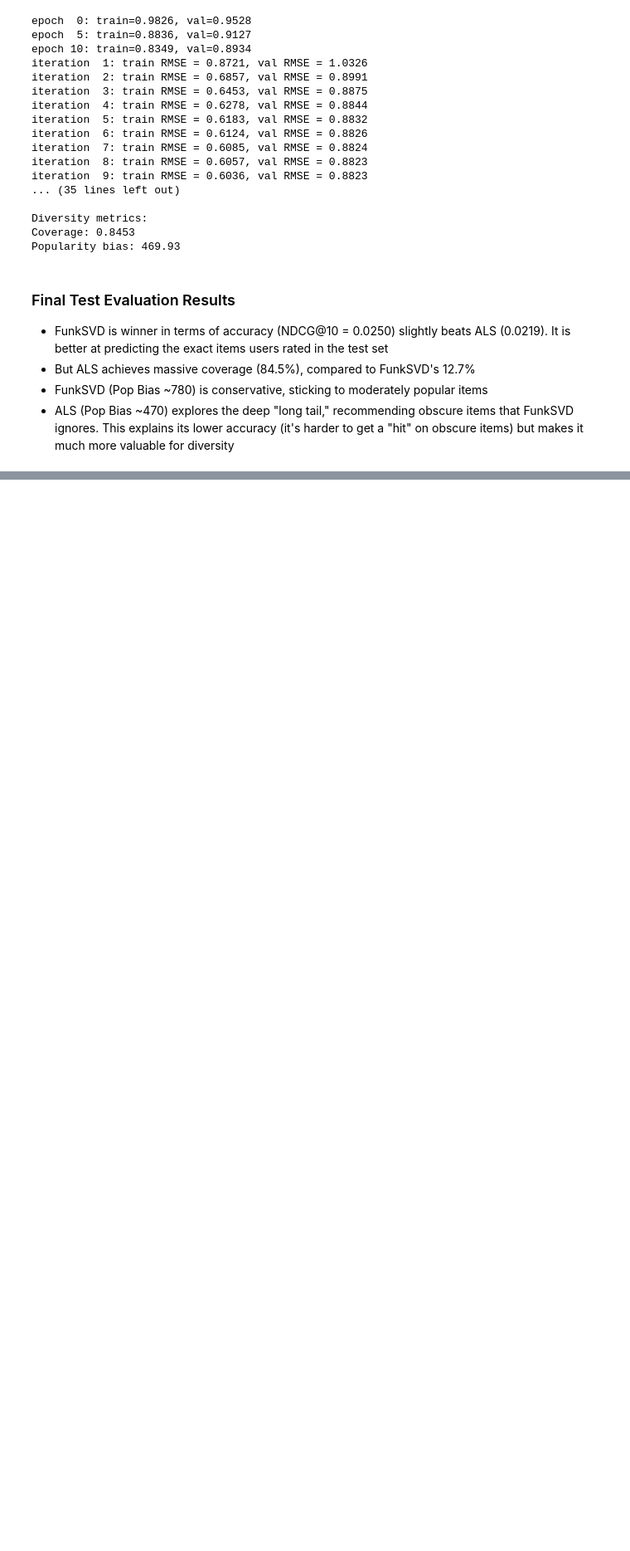
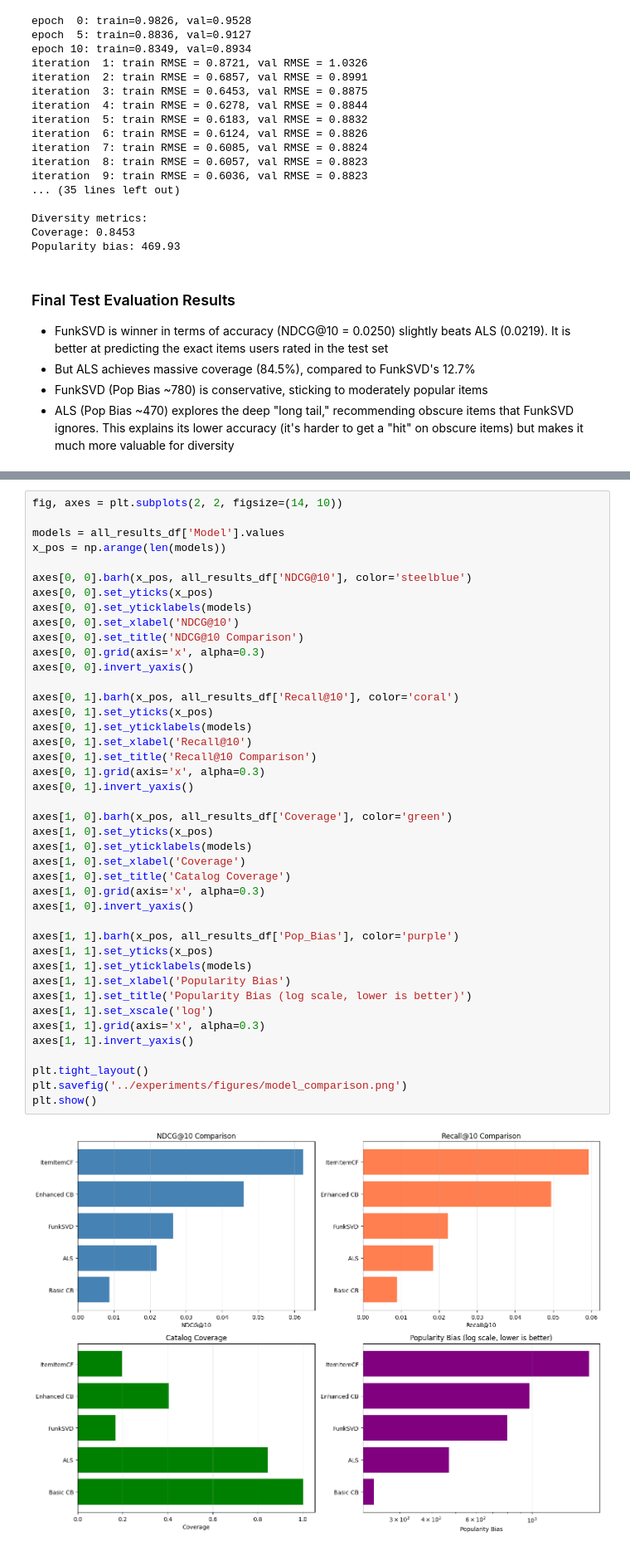
Before and after one commit to ladislve/recommender_systems_hw_1, a Jupyter notebook: notebooks/05_matrix_factorisation.ipynb, the cells around one changed output, grey strips where cells are left out. Shown at 83% size. Cells and saved outputs as stored; diff of their text form; blank space fills up the shorter version.

Commit message:
added 3 and 4 notebooks + final results

```diff
--- a/notebooks/05_matrix_factorisation.ipynb
+++ b/notebooks/05_matrix_factorisation.ipynb
@@ -713,0 +760,44 @@ Popularity bias: 469.93
+# %%
+fig, axes = plt.subplots(2, 2, figsize=(14, 10))
+
+models = all_results_df['Model'].values
+x_pos = np.arange(len(models))
+
+axes[0, 0].barh(x_pos, all_results_df['NDCG@10'], color='steelblue')
+axes[0, 0].set_yticks(x_pos)
+axes[0, 0].set_yticklabels(models)
+axes[0, 0].set_xlabel('NDCG@10')
+axes[0, 0].set_title('NDCG@10 Comparison')
+axes[0, 0].grid(axis='x', alpha=0.3)
+axes[0, 0].invert_yaxis()
+
+axes[0, 1].barh(x_pos, all_results_df['Recall@10'], color='coral')
+axes[0, 1].set_yticks(x_pos)
+axes[0, 1].set_yticklabels(models)
+axes[0, 1].set_xlabel('Recall@10')
+axes[0, 1].set_title('Recall@10 Comparison')
+axes[0, 1].grid(axis='x', alpha=0.3)
+axes[0, 1].invert_yaxis()
+
+axes[1, 0].barh(x_pos, all_results_df['Coverage'], color='green')
+axes[1, 0].set_yticks(x_pos)
+axes[1, 0].set_yticklabels(models)
+axes[1, 0].set_xlabel('Coverage')
+axes[1, 0].set_title('Catalog Coverage')
+axes[1, 0].grid(axis='x', alpha=0.3)
+axes[1, 0].invert_yaxis()
+
+axes[1, 1].barh(x_pos, all_results_df['Pop_Bias'], color='purple')
+axes[1, 1].set_yticks(x_pos)
+axes[1, 1].set_yticklabels(models)
+axes[1, 1].set_xlabel('Popularity Bias')
+axes[1, 1].set_title('Popularity Bias (log scale, lower is better)')
+axes[1, 1].set_xscale('log')
+axes[1, 1].grid(axis='x', alpha=0.3)
+axes[1, 1].invert_yaxis()
+
+plt.tight_layout()
+plt.savefig('../experiments/figures/model_comparison.png')
+plt.show()
+# %% [output]
+[figure, added]
```
Also changed, not shown: parts of 2 cells of this notebook, 8 other files.
